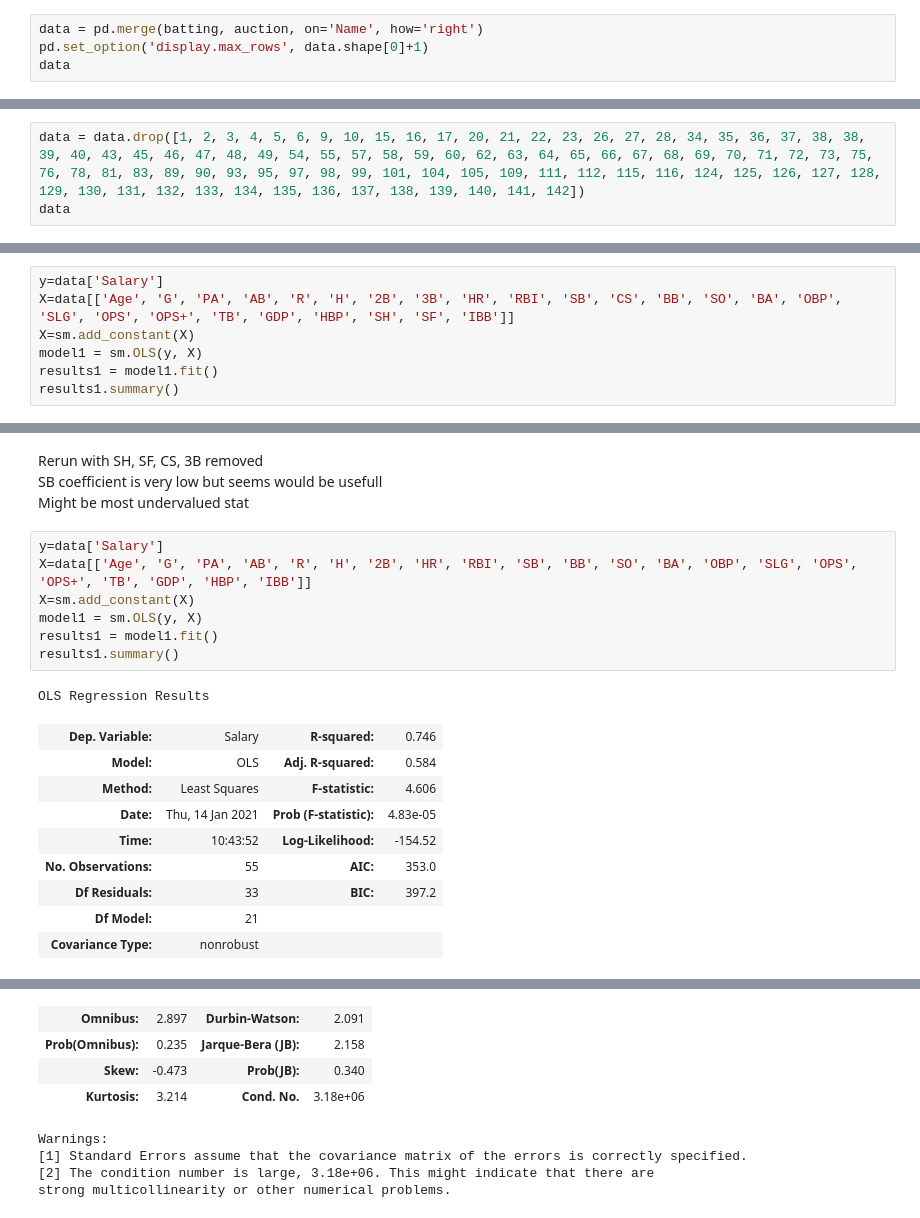
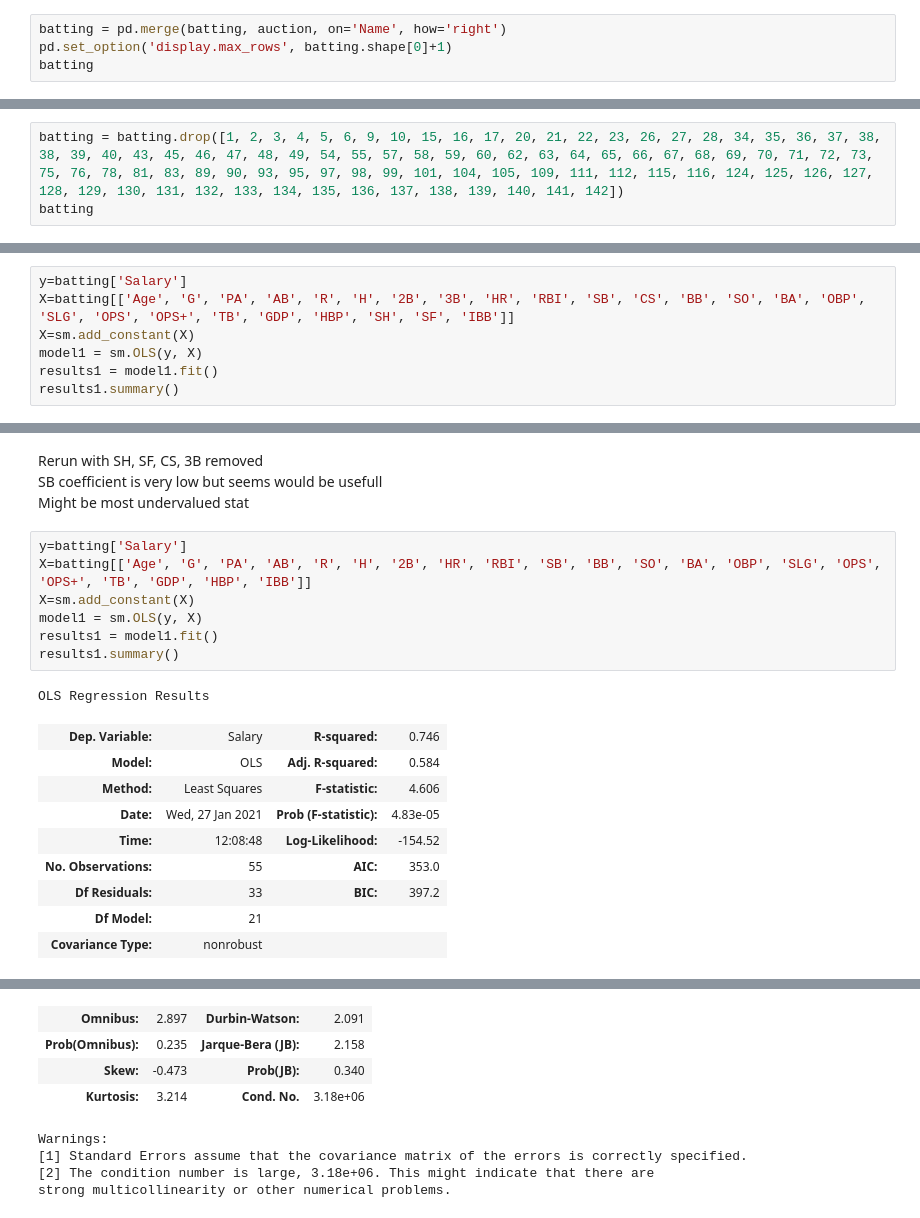
Before and after one commit to regels/auction_fantasyleague, a Jupyter notebook: LinearRegressionModel.ipynb, the cells around one changed output, grey strips where cells are left out. Drawn from its saved outputs; the diff is of its cells as text.

```diff
--- a/LinearRegressionModel.ipynb
+++ b/LinearRegressionModel.ipynb
@@ -88,7 +100,7 @@ batting
 # %%
-data = pd.merge(batting, auction, on='Name', how='right')
-pd.set_option('display.max_rows', data.shape[0]+1)
-data
+batting = pd.merge(batting, auction, on='Name', how='right')
+pd.set_option('display.max_rows', batting.shape[0]+1)
+batting
 # %% [output]
 |  | Name | Age | G | PA | AB | R | H | 2B | 3B | HR | RBI | ... |
 | 0 | Jose Abreu | 32.0 | 159.0 | 693.0 | 634.0 | 85.0 | 180.0 | 38.0 | 1.0 | 33.0 | 123.0 | ... |
@@ -110,6 +124,6 @@ data
 # %%
-data = data.drop([1, 2, 3, 4, 5, 6, 9, 10, 15, 16, 17, 20, 21, 22, 23, 26, 27, 28, 34, 35, 36, 37, 38, 38, 39, 40, 43, 45, 46, 47, 48, 49, 54, 55, 57, 58, 59, 60, 62, 63, 64, 65, 66, 67, 68, 69, 70, 71, 72, 73, 75, 76, 78, 81, 83, 89, 90, 93, 95, 97, 98, 99, 101, 104, 105, 109, 111, 112, 115, 116, 124, 125, 126, 127, 128, 129, 130, 131, 132, 133, 134, 135, 136, 137, 138, 139, 140, 141, 142])
-data
+batting = batting.drop([1, 2, 3, 4, 5, 6, 9, 10, 15, 16, 17, 20, 21, 22, 23, 26, 27, 28, 34, 35, 36, 37, 38, 38, 39, 40, 43, 45, 46, 47, 48, 49, 54, 55, 57, 58, 59, 60, 62, 63, 64, 65, 66, 67, 68, 69, 70, 71, 72, 73, 75, 76, 78, 81, 83, 89, 90, 93, 95, 97, 98, 99, 101, 104, 105, 109, 111, 112, 115, 116, 124, 125, 126, 127, 128, 129, 130, 131, 132, 133, 134, 135, 136, 137, 138, 139, 140, 141, 142])
+batting
 # %% [output]
 |  | Name | Age | G | PA | AB | R | H | 2B | 3B | HR | RBI | ... |
 | 0 | Jose Abreu | 32.0 | 159.0 | 693.0 | 634.0 | 85.0 | 180.0 | 38.0 | 1.0 | 33.0 | 123.0 | ... |
@@ -166,6 +184,6 @@ data.corr()
 # %%
-y=data['Salary']
-X=data[['Age', 'G', 'PA', 'AB', 'R', 'H', '2B', '3B', 'HR', 'RBI', 'SB', 'CS', 'BB', 'SO', 'BA', 'OBP', 'SLG', 'OPS', 'OPS+', 'TB', 'GDP', 'HBP', 'SH', 'SF', 'IBB']]
+y=batting['Salary']
+X=batting[['Age', 'G', 'PA', 'AB', 'R', 'H', '2B', '3B', 'HR', 'RBI', 'SB', 'CS', 'BB', 'SO', 'BA', 'OBP', 'SLG', 'OPS', 'OPS+', 'TB', 'GDP', 'HBP', 'SH', 'SF', 'IBB']]
 X=sm.add_constant(X)
 model1 = sm.OLS(y, X)
 results1 = model1.fit()
@@ -210,19 +228,19 @@ Rerun with SH, SF, CS, 3B removed<br>
 SB coefficient is very low but seems would be usefull<br>
 Might be most undervalued stat
 # %%
-y=data['Salary']
-X=data[['Age', 'G', 'PA', 'AB', 'R', 'H', '2B', 'HR', 'RBI', 'SB', 'BB', 'SO', 'BA', 'OBP', 'SLG', 'OPS', 'OPS+', 'TB', 'GDP', 'HBP', 'IBB']]
+y=batting['Salary']
+X=batting[['Age', 'G', 'PA', 'AB', 'R', 'H', '2B', 'HR', 'RBI', 'SB', 'BB', 'SO', 'BA', 'OBP', 'SLG', 'OPS', 'OPS+', 'TB', 'GDP', 'HBP', 'IBB']]
 X=sm.add_constant(X)
 model1 = sm.OLS(y, X)
 results1 = model1.fit()
 results1.summary()
 # %% [output]
 OLS Regression Results
 | Dep. Variable: | Salary | R-squared: | 0.746 |
 | Model: | OLS | Adj. R-squared: | 0.584 |
 | Method: | Least Squares | F-statistic: | 4.606 |
-| Date: | Thu, 14 Jan 2021 | Prob (F-statistic): | 4.83e-05 |
-| Time: | 10:43:52 | Log-Likelihood: | -154.52 |
+| Date: | Wed, 27 Jan 2021 | Prob (F-statistic): | 4.83e-05 |
+| Time: | 12:08:48 | Log-Likelihood: | -154.52 |
 | No. Observations: | 55 | AIC: | 353.0 |
 | Df Residuals: | 33 | BIC: | 397.2 |
 | Df Model: | 21 |  |  |
```
Also changed, not shown: parts of 16 cells of this notebook.
